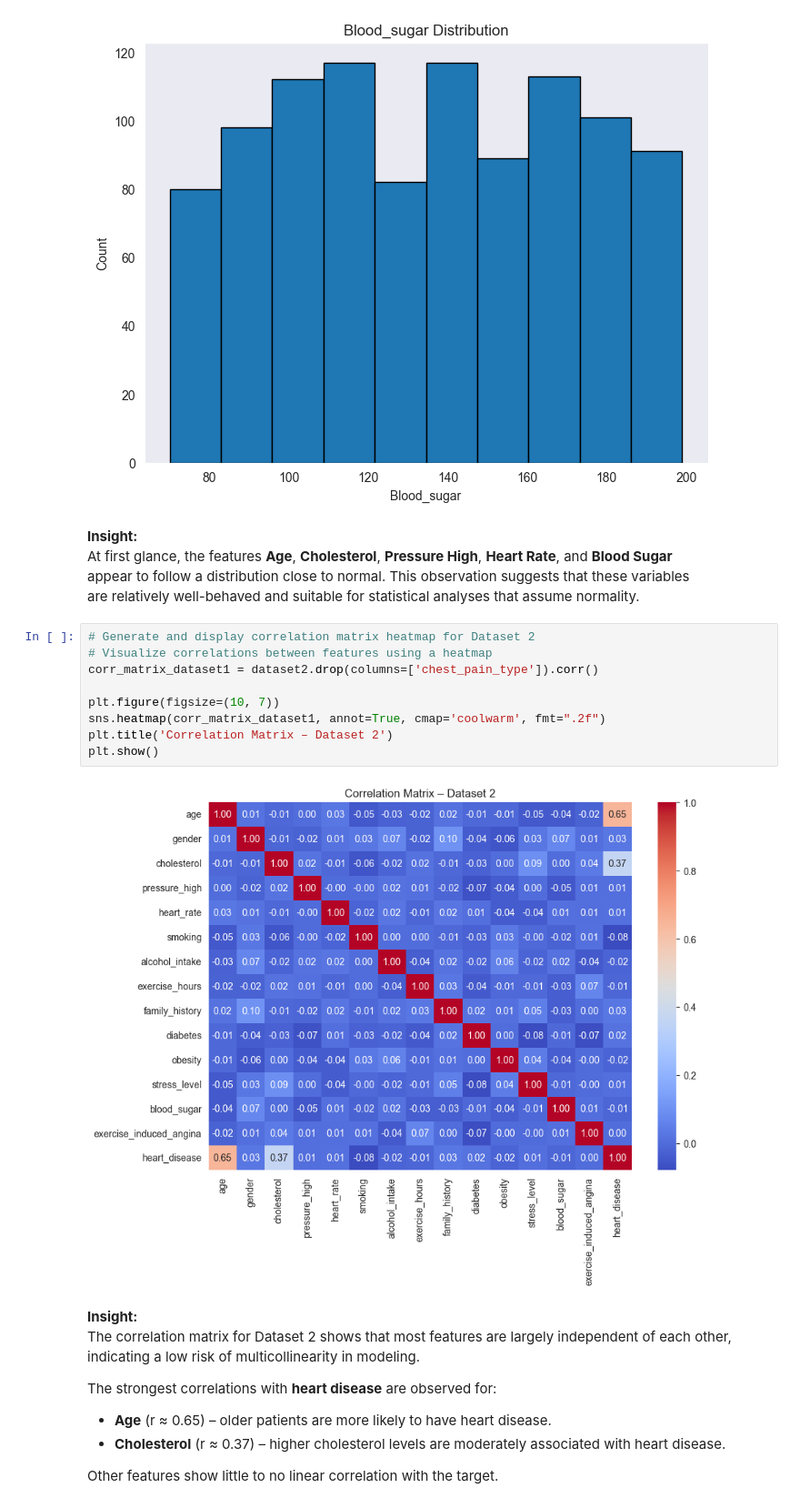
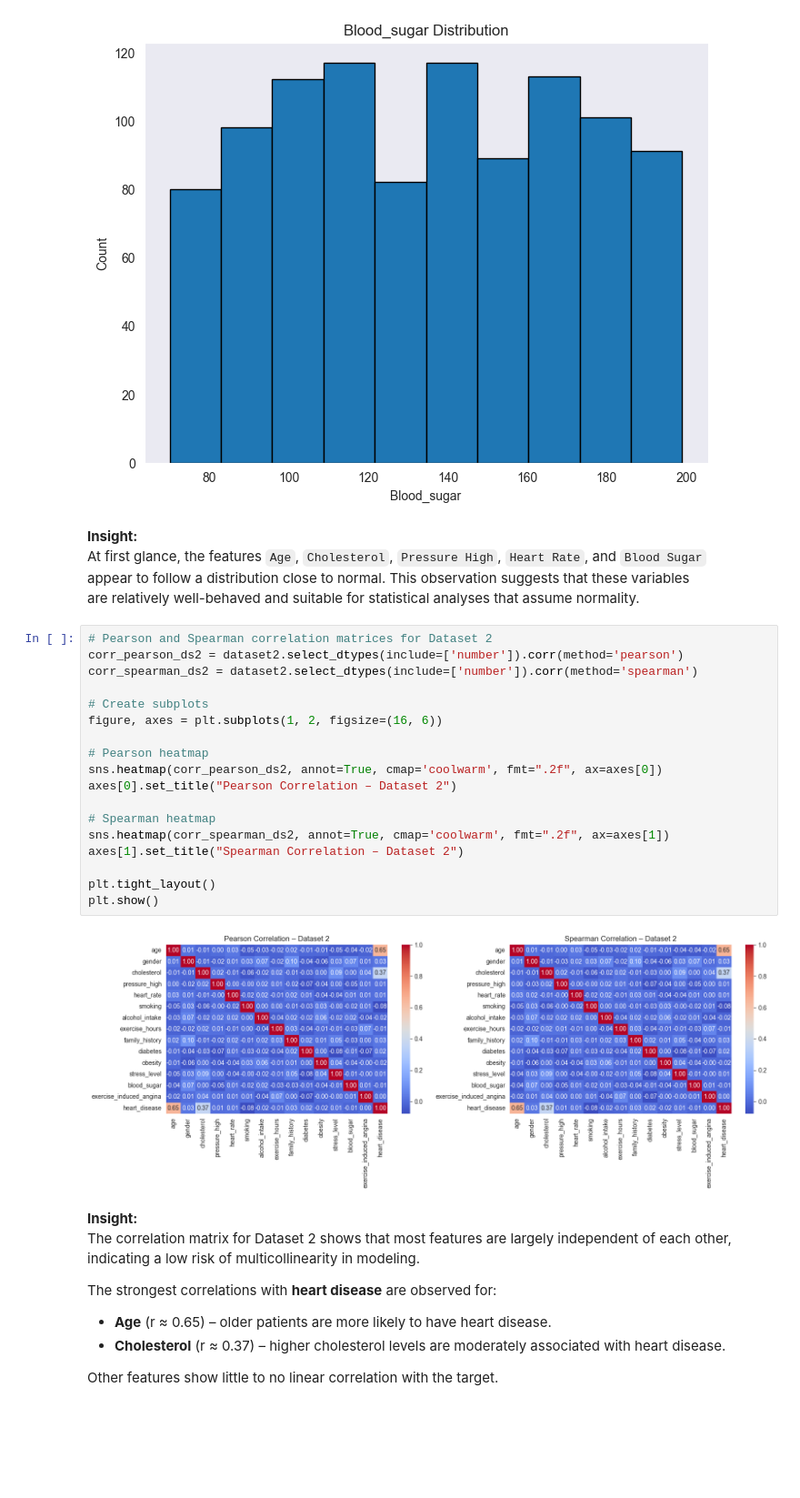
Before and after one commit to plamensve/DS_FINAL_PROJECT, a Jupyter notebook: notebooks/04_eda_dataset_2.ipynb, the cells around one changed output. Shown: that part at 91% size. Cells and saved outputs as stored; diff of their text form; blank space fills up the shorter version.

```diff
--- a/notebooks/04_eda_dataset_2.ipynb
+++ b/notebooks/04_eda_dataset_2.ipynb
@@ -136,20 +136,29 @@ for col in numeric_columns:
 [figure]
 # %% [markdown]
 **Insight:**
-At first glance, the features **Age**, **Cholesterol**, **Pressure High**, **Heart Rate**, and **Blood Sugar**
+At first glance, the features `Age`, `Cholesterol`, `Pressure High`, `Heart Rate`, and `Blood Sugar`
 appear to follow a distribution close to normal. This observation suggests that these variables
 are relatively well-behaved and suitable for statistical analyses that assume normality.
 # %%
-# Generate and display correlation matrix heatmap for Dataset 2
-# Visualize correlations between features using a heatmap
-corr_matrix_dataset1 = dataset2.drop(columns=['chest_pain_type']).corr()
+# Pearson and Spearman correlation matrices for Dataset 2
+corr_pearson_ds2 = dataset2.select_dtypes(include=['number']).corr(method='pearson')
+corr_spearman_ds2 = dataset2.select_dtypes(include=['number']).corr(method='spearman')
 
-plt.figure(figsize=(10, 7))
-sns.heatmap(corr_matrix_dataset1, annot=True, cmap='coolwarm', fmt=".2f")
-plt.title('Correlation Matrix – Dataset 2')
+# Create subplots
+figure, axes = plt.subplots(1, 2, figsize=(16, 6))
+
+# Pearson heatmap
+sns.heatmap(corr_pearson_ds2, annot=True, cmap='coolwarm', fmt=".2f", ax=axes[0])
+axes[0].set_title("Pearson Correlation – Dataset 2")
+
+# Spearman heatmap
+sns.heatmap(corr_spearman_ds2, annot=True, cmap='coolwarm', fmt=".2f", ax=axes[1])
+axes[1].set_title("Spearman Correlation – Dataset 2")
+
+plt.tight_layout()
 plt.show()
 # %% [output]
-[figure, old version]
+[figure, new version]
 # %% [markdown]
 **Insight:**
 The correlation matrix for Dataset 2 shows that most features are largely independent of each other,
```
Also changed, not shown: 15 other files.
